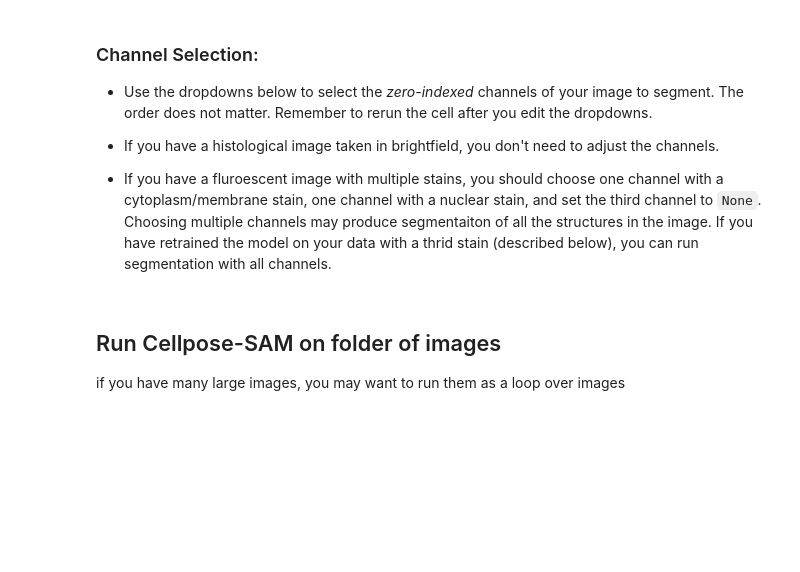
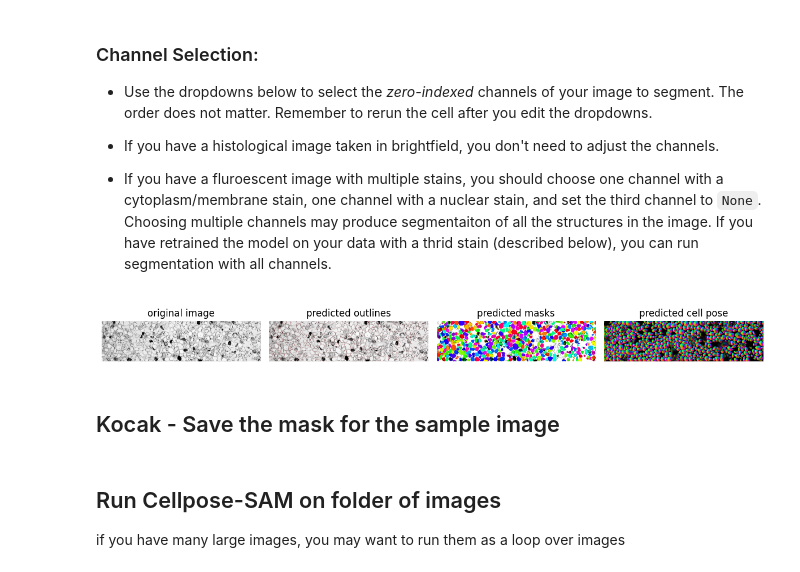
Before and after one commit to MuhammedKocakKIT/cellpose, a Jupyter notebook: notebooks/run_Cellpose-SAM.ipynb, the cells around one changed output. Cells and saved outputs as stored; diff of their text form; code cells hidden in the pictures; blank space fills up the shorter version.

```diff
--- a/notebooks/run_Cellpose-SAM.ipynb
+++ b/notebooks/run_Cellpose-SAM.ipynb
@@ -64,13 +96,13 @@ model = models.CellposeModel(gpu=True)
 Input directory with your images:
 # %%
 # *** change to your google drive folder path ***
-dir = "/content/gdrive/MyDrive/PATH-TO-FILES/"
+dir = "/content/drive/MyDrive/GeologicalImageSegmentation/"
 dir = Path(dir)
 if not dir.exists():
   raise FileNotFoundError("directory does not exist")
 
 # *** change to your image extension ***
-image_ext = ".tif"
+image_ext = ".jpg"
 
 # list all files
 files = natsorted([f for f in dir.glob("*"+image_ext) if "_masks" not in f.name and "_flows" not in f.name])
@@ -116,27 +149,45 @@ third_channel = '2' # @param ['None', 0, 1, 2, 3, 4, 5]
+# %%
+first_channel = 'None' # @param ['None', 0, 1, 2, 3, 4, 5]
+second_channel = 'None' # @param ['None', 0, 1, 2, 3, 4, 5]
+third_channel = '0' # @param ['None', 0, 1, 2, 3, 4, 5]
 # %%
 selected_channels = []
 for i, c in enumerate([first_channel, second_channel, third_channel]):
   if c == 'None':
     continue
-  if int(c) > img.shape[-1]:
-    assert False, 'invalid channel index, must have index greater or equal to the number of channels'
+  # Check if the image has channels to begin with
+  if img.ndim > 2 and int(c) >= img.shape[-1]:
+      assert False, 'invalid channel index, must have index greater or equal to the number of channels'
+  # Handle single channel image case
+  if img.ndim == 2 and int(c) != 0:
+      assert False, 'invalid channel index for grayscale image, must be 0 or None'
   if c != 'None':
-    selected_channels.append(int(c))
+      selected_channels.append(int(c))
 
-
-
-img_selected_channels = np.zeros_like(img)
-img_selected_channels[:, :, :len(selected_channels)] = img[:, :, selected_channels]
+# Adjust image indexing based on whether channels were selected and image dimension
+if selected_channels and img.ndim > 2:
+    img_selected_channels = np.zeros_like(img)
+    img_selected_channels[:, :, :len(selected_channels)] = img[:, :, selected_channels]
+elif img.ndim == 2:
+    # If the image is grayscale, use it directly
+    img_selected_channels = img
+else:
+    # If no channels are selected but the image has channels, use all channels
+    img_selected_channels = img
 
 
 flow_threshold = 0.4
 cellprob_threshold = 0.0
 tile_norm_blocksize = 0
 
 masks, flows, styles = model.eval(img_selected_channels, batch_size=32, flow_threshold=flow_threshold, cellprob_threshold=cellprob_threshold,
                                   normalize={"tile_norm_blocksize": tile_norm_blocksize})
 
 fig = plt.figure(figsize=(12,5))
 plot.show_segmentation(fig, img_selected_channels, masks, flows[0])
 plt.tight_layout()
 plt.show()
+# %% [output]
+[figure, added]
+# %% [markdown]
+## Kocak - Save the mask for the sample image
```
Also changed, not shown: parts of 8 cells of this notebook.
